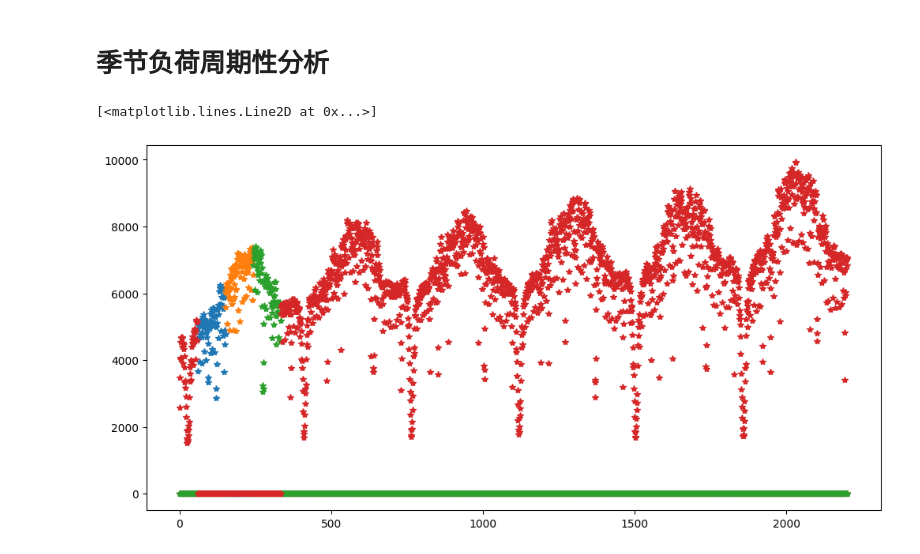
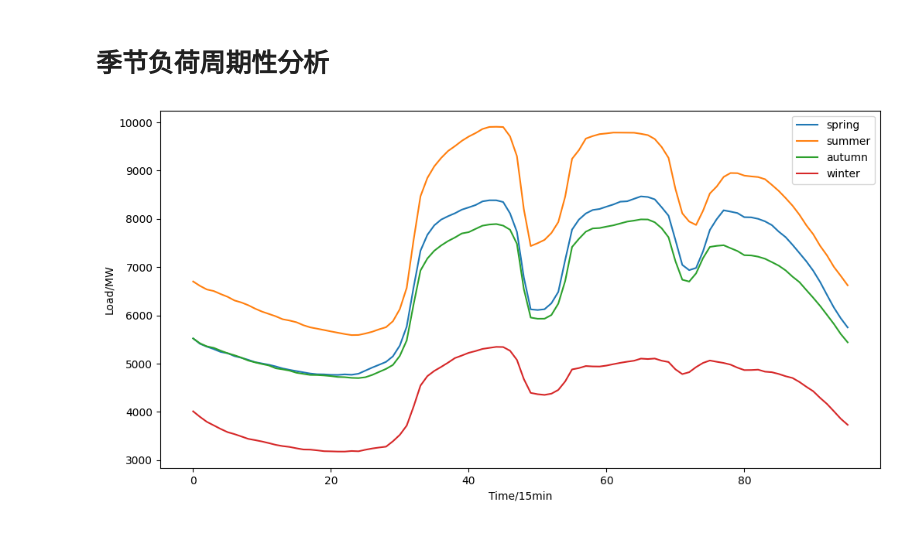
Before and after one commit to John-Chen92/Electricity_Load_Forecast, a Jupyter notebook: data_analyse.ipynb, the cells around one changed output. Saved outputs shown, nothing was run; the diff lists cells and outputs as text; code cells hidden in the pictures.

Commit message:
Completed seasonal load analysis

```diff
--- a/data_analyse.ipynb
+++ b/data_analyse.ipynb
@@ -116,13 +115,21 @@ data.to_csv('data/Area1_Load_clean.csv', index=False)
 # %% [markdown]
 # 季节负荷周期性分析
-# %%
-# 对处理后的数据进行季节性分析
-data = pd.read_csv('data/Area1_Load_clean.csv')
-# 日期列已经为datetime类型
-data['Spring'] = np.where((data['YMD'] >= '2009-03-01') & (data['YMD'] < '2009-06-01'), 1, 0)
-data['Summer'] = np.where((data['YMD'] >= '2009-06-01') & (data['YMD'] < '2009-09-01'), 1, 0)
-data['Autumn'] = np.where((data['YMD'] >= '2009-09-01') & (data['YMD'] < '2009-12-01'), 1, 0)
-data['Winter'] = np.where((data['YMD'] >= '2009-12-01') | (data['YMD'] < '2009-03-01'), 1, 0)
-# %% [output]
-[<matplotlib.lines.Line2D at 0x...>]
-[figure, removed]
+# %%
+# 选取2012年的春夏秋冬的各一天进行数据可视化
+data = pd.read_csv('data/Area1_Load_clean.csv')
+spring = data[(data['YMD'] == '2011-04-15')]
+summer = data[(data['YMD'] == '2011-07-15')]
+autumn = data[(data['YMD'] == '2011-10-15')]
+winter = data[(data['YMD'] == '2012-01-15')]
+plt.figure(figsize=(12, 6))
+plt.plot(range(len(spring.iloc[0, 1:97])), spring.iloc[0, 1:97], linestyle='-', label='spring')
+plt.plot(range(len(summer.iloc[0, 1:97])), summer.iloc[0, 1:97], linestyle='-', label='summer')
+plt.plot(range(len(autumn.iloc[0, 1:97])), autumn.iloc[0, 1:97], linestyle='-', label='autumn')
+plt.plot(range(len(winter.iloc[0, 1:97])), winter.iloc[0, 1:97], linestyle='-', label='winter')
+# 添加标签
+plt.xlabel('Time/15min')
+plt.ylabel('Load/MW')
+plt.legend()
+plt.show()
+# %% [output]
+[figure, added]
```
Also changed, not shown: parts of 3 cells of this notebook, 3 other files.
